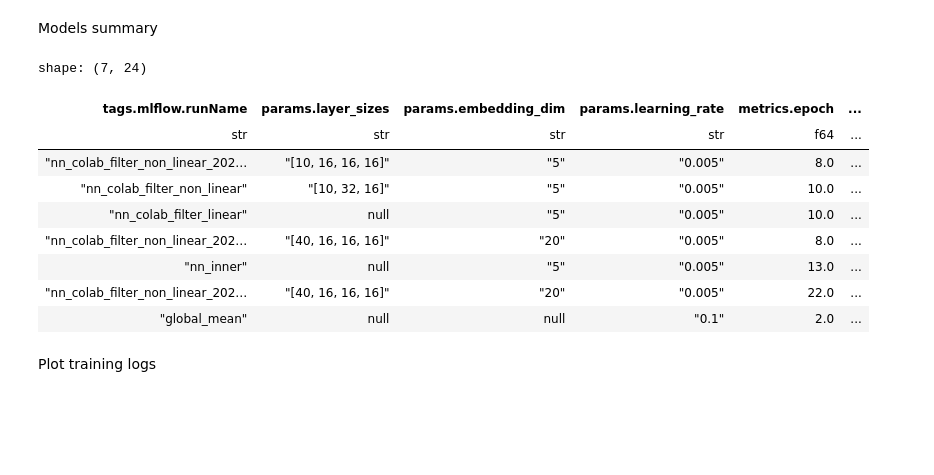
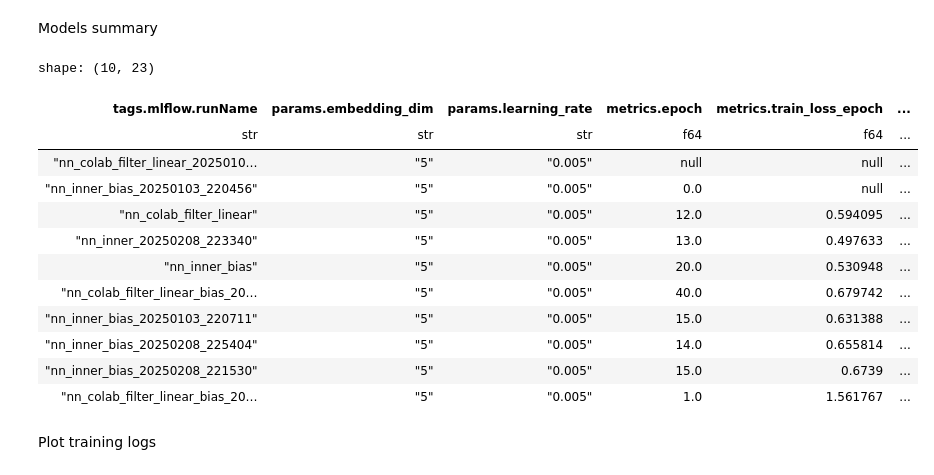
Before and after one commit to stanton119/data-analysis, a Jupyter notebook: neural_networks/movie_lens/rating_prediction/explore_runs.ipynb, the cells around one changed output. Drawn from its saved outputs; the diff is of its cells as text; code cells hidden in the pictures; blank space fills up the shorter version.

```diff
--- a/neural_networks/movie_lens/rating_prediction/explore_runs.ipynb
+++ b/neural_networks/movie_lens/rating_prediction/explore_runs.ipynb
@@ -24,34 +24,39 @@ Models summary
 # %%
 import mlflow
 
 experiment = mlflow.get_experiment_by_name("movie_lens_rating_prediction")
 runs_df = mlflow.search_runs(experiment_ids=[experiment.experiment_id])
 runs_df = pl.DataFrame(runs_df)
 
+runs_df = runs_df.filter(pl.col('tags.mlflow.runName').str.contains("nn_inner_no_bias_").not_())
+
 start_cols = [
     "tags.mlflow.runName",
-    "params.layer_sizes",
+    # "params.layer_sizes",
     "params.embedding_dim",
     "params.learning_rate",
     "metrics.epoch",
     "metrics.train_loss_epoch",
     "metrics.val_loss_epoch",
     "metrics.test_loss_epoch",
 ]
 runs_df.select(
     start_cols + [col for col in runs_df.columns if col not in start_cols]
 ).sort("metrics.val_loss_epoch")
 # %% [output]
-shape: (7, 24)
+shape: (10, 23)
-| tags.mlflow.runName | params.layer_sizes | params.embedding_dim | params.learning_rate | metrics.epoch | ... |
-| str | str | str | str | f64 | ... |
-| "nn_colab_filter_non_linear_202… | "[10, 16, 16, 16]" | "5" | "0.005" | 8.0 | ... |
-| "nn_colab_filter_non_linear" | "[10, 32, 16]" | "5" | "0.005" | 10.0 | ... |
-| "nn_colab_filter_linear" | null | "5" | "0.005" | 10.0 | ... |
-| "nn_colab_filter_non_linear_202… | "[40, 16, 16, 16]" | "20" | "0.005" | 8.0 | ... |
-| "nn_inner" | null | "5" | "0.005" | 13.0 | ... |
-| "nn_colab_filter_non_linear_202… | "[40, 16, 16, 16]" | "20" | "0.005" | 22.0 | ... |
-| "global_mean" | null | null | "0.1" | 2.0 | ... |
+| tags.mlflow.runName | params.embedding_dim | params.learning_rate | metrics.epoch | metrics.train_loss_epoch | ... |
+| str | str | str | f64 | f64 | ... |
+| "nn_colab_filter_linear_2025010… | "5" | "0.005" | null | null | ... |
+| "nn_inner_bias_20250103_220456" | "5" | "0.005" | 0.0 | null | ... |
+| "nn_colab_filter_linear" | "5" | "0.005" | 12.0 | 0.594095 | ... |
+| "nn_inner_20250208_223340" | "5" | "0.005" | 13.0 | 0.497633 | ... |
+| "nn_inner_bias" | "5" | "0.005" | 20.0 | 0.530948 | ... |
+| "nn_colab_filter_linear_bias_20… | "5" | "0.005" | 40.0 | 0.679742 | ... |
+| "nn_inner_bias_20250103_220711" | "5" | "0.005" | 15.0 | 0.631388 | ... |
+| "nn_inner_bias_20250208_225404" | "5" | "0.005" | 14.0 | 0.655814 | ... |
+| "nn_inner_bias_20250208_221530" | "5" | "0.005" | 15.0 | 0.6739 | ... |
+| "nn_colab_filter_linear_bias_20… | "5" | "0.005" | 1.0 | 1.561767 | ... |
 # %% [markdown]
 Plot training logs
 # %%
```
Also changed, not shown: parts of 2 cells of this notebook, 7 other files.
